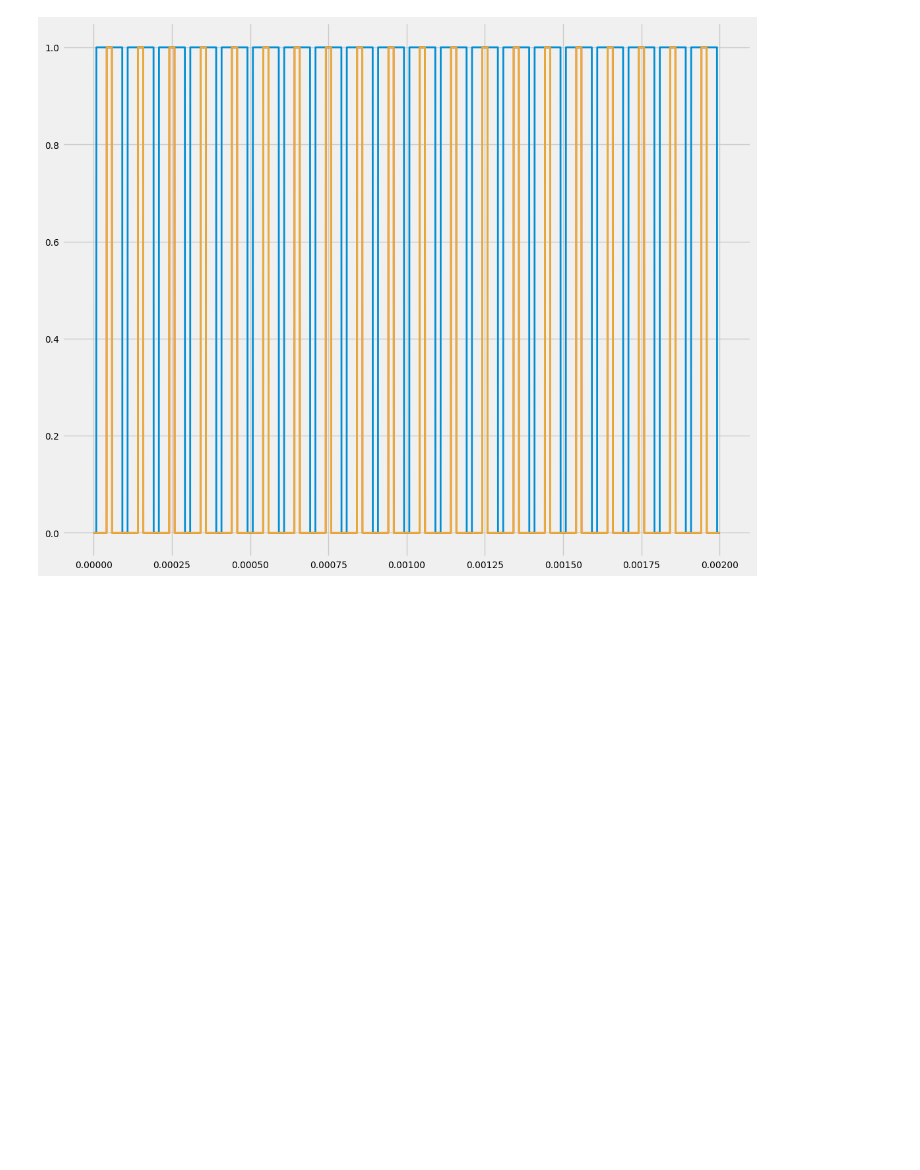
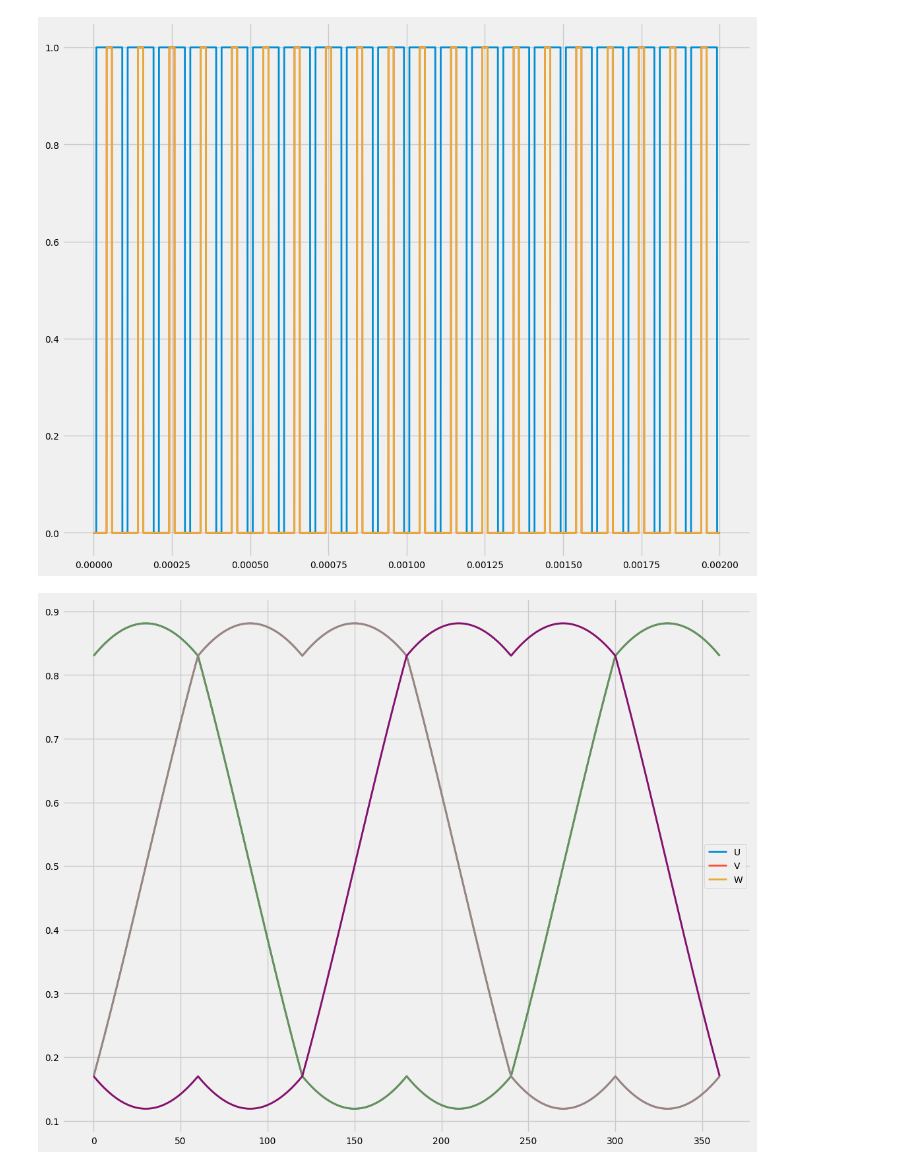
Before and after one commit to gadokrisztian/stm-svpwm, a Jupyter notebook: python/newpythonimplementation.ipynb, the cells around one changed output. Drawn from its saved outputs; the diff is of its cells as text; code cells hidden in the pictures; blank space fills up the shorter version.

```diff
--- a/python/newpythonimplementation.ipynb
+++ b/python/newpythonimplementation.ipynb
@@ -168,3 +169,33 @@ plt.plot(t, Vpwm[1])
 plt.plot(t, Vpwm[2]);
 # %% [output]
 [figure]
+# %%
+from svpwm import SVPWM
+
+
+pwm1 = SVPWM(50.0, 1/500.0)
+
+theta = np.linspace(0, 360, 5001)
+dcs = np.zeros((3, theta.shape[0]))
+for i, theta_i in enumerate(theta):
+    Vref = np.array([Vm * np.cos(np.deg2rad(theta_i)), Vm *np.sin(np.deg2rad(theta_i))])
+    dcs[:, i] = pwm1.getDC(Vref)
+
+plt.figure(figsize=(12, 10))
+plt.plot(theta, dcs[0])
+plt.plot(theta, dcs[1])
+plt.plot(theta, dcs[2]);
+
+pwm1 = SVPWM(50.0, 1/250.0)
+for i, theta_i in enumerate(theta):
+    Vref = np.array([Vm * np.cos(np.deg2rad(theta_i)), Vm *np.sin(np.deg2rad(theta_i))])
+    dcs[:, i] = pwm1.getDC(Vref)
+
+plt.plot(theta, dcs[0])
+plt.plot(theta, dcs[1])
+plt.plot(theta, dcs[2]);
+
+plt.legend(["U", "V", "W"]);
+plt.grid('both')
+# %% [output]
+[figure, added]
```
Also changed, not shown: parts of 1 cell of this notebook, 4 other files.
